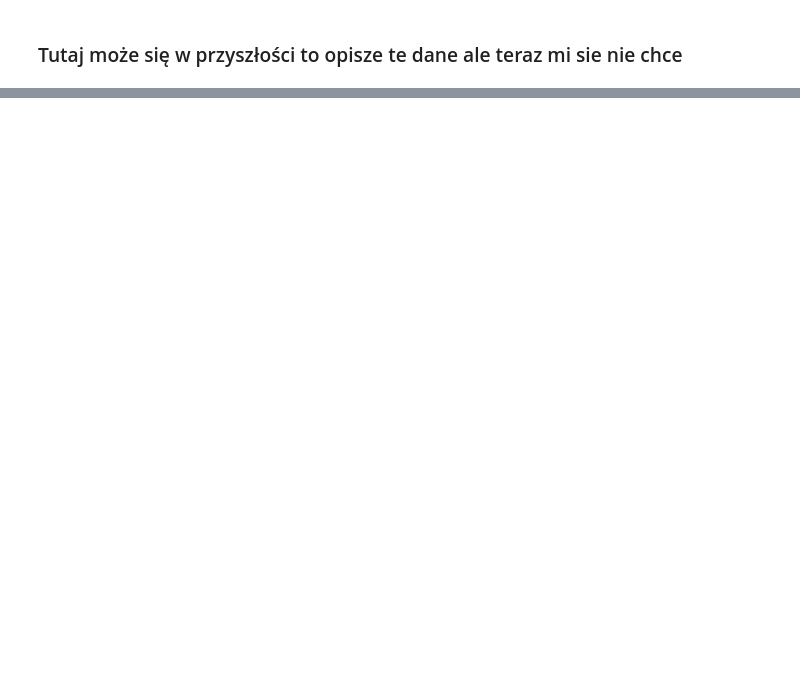
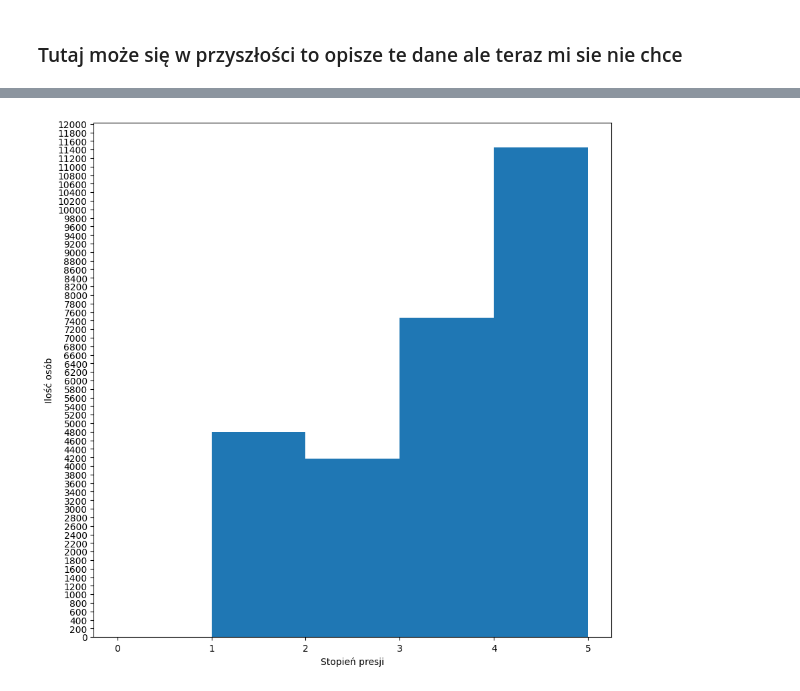
Before and after one commit to Suleyyy/ML_Depresja, a Jupyter notebook: Klasyfikacja_depresji.ipynb, the cells around one changed output, grey strips where cells are left out. Saved outputs shown, nothing was run; the diff lists cells and outputs as text; code cells hidden in the pictures; blank space fills up the shorter version.

Commit message:
charts

```diff
--- a/Klasyfikacja_depresji.ipynb
+++ b/Klasyfikacja_depresji.ipynb
@@ -83,0 +95,10 @@ data.describe(include='object')
+# %%
+
+plt.figure(figsize=(10,10))
+plt.hist(data['Academic Pressure'], bins=5)
+plt.ylabel('Ilość osób')
+plt.xlabel('Stopień presji')
+plt.locator_params('x', nbins=10)
+plt.locator_params('y', nbins=100)
+# %% [output]
+[figure, added]
```
Also changed, not shown: parts of 2 cells of this notebook.
